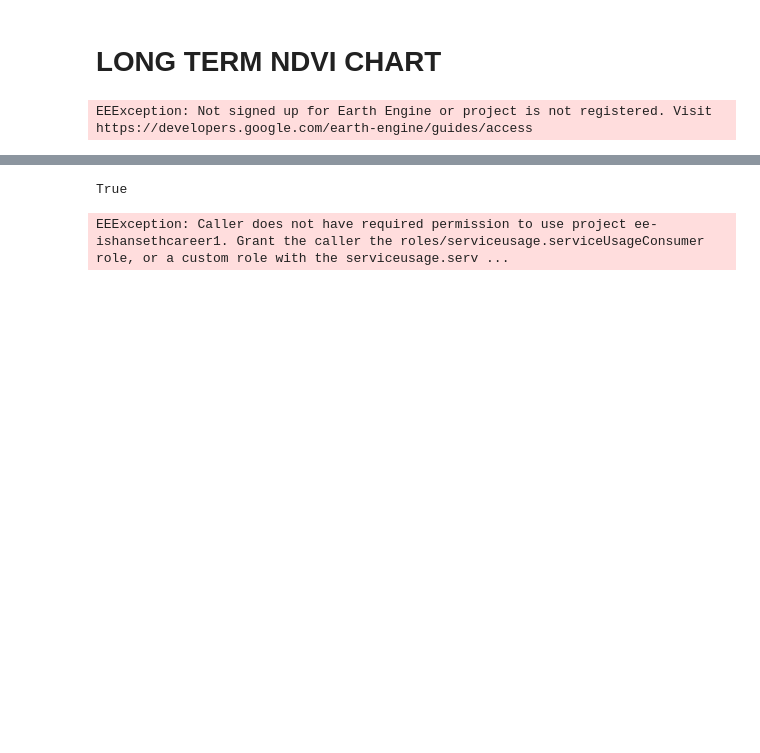
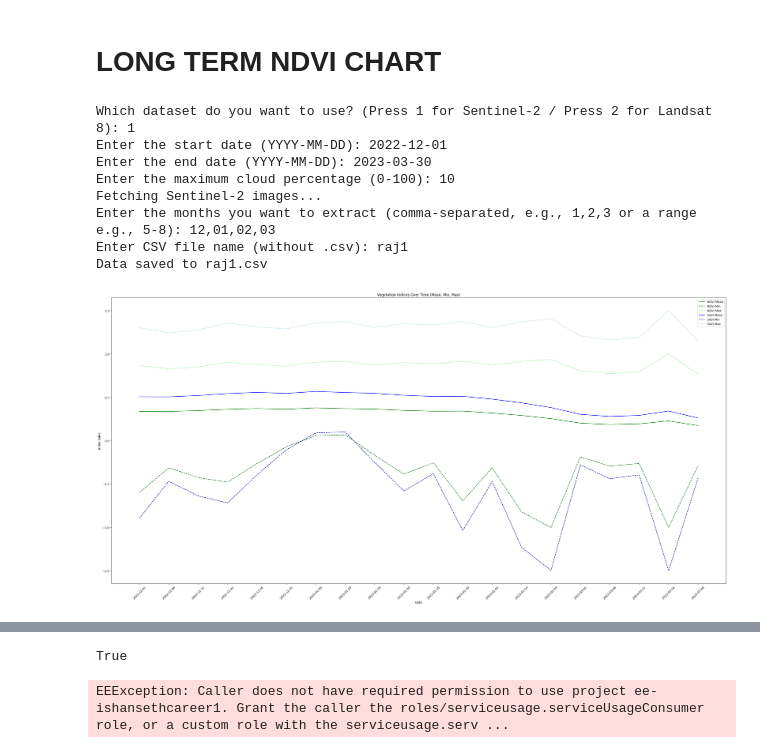
Before and after one commit to ishan280795/NDVI_Crop_Yield, a Jupyter notebook: LongTermVillageWiseNDVI.ipynb, the cells around one changed output, grey strips where cells are left out. Saved outputs shown, nothing was run; the diff lists cells and outputs as text; code cells hidden in the pictures; blank space fills up the shorter version.

```diff
--- a/LongTermVillageWiseNDVI.ipynb
+++ b/LongTermVillageWiseNDVI.ipynb
@@ -9,7 +9,7 @@ import csv
 
 # Authenticate and initialize the Earth Engine API
 ee.Authenticate()
-ee.Initialize()
+ee.Initialize(project='ee-ishansethcareer1')
 
 # Define the path to your GeoJSON file
 geojson_file_path = 'Rajkot_village.geojson'  # Update this path
@@ -201,31 +201,39 @@ for index, mean_image in zip(['NDVI', 'SAVI'], [mean_ndvi, mean_savi]):
 for index, (min_image, max_image) in zip(['NDVI', 'SAVI'], [(min_ndvi, max_ndvi), (min_savi, max_savi)]):
     for layer_type, image in zip(['Min', 'Max'], [min_image, max_image]):
         map_id = image.getMapId(vis_params[index])
         folium.raster_layers.TileLayer(
             tiles=map_id['tile_fetcher'].url_format,
             attr='Google Earth Engine',
             name=f'{layer_type} {index}',
             overlay=True,
             control=True
         ).add_to(m)
 
 # Overlay the user-provided GeoJSON with transparent fill, black boundary, and weight of 2
 folium.GeoJson(
     overlay_geojson,
     name="Overlay GeoJSON",
     style_function=lambda feature: {
         "fillColor": "transparent",
         "color": "black",
         "weight": 2,
         "fillOpacity": 0
     },
     tooltip=folium.GeoJsonTooltip(fields=["VILLAGENAM"], aliases=["Name: "])
 ).add_to(m)
 
 # Add a layer control panel
 folium.LayerControl().add_to(m)
 
 # Display the map
 m
 # %% [output]
-EEException: Not signed up for Earth Engine or project is not registered. Visit https://developers.google.com/earth-engine/guides/access
+Which dataset do you want to use? (Press 1 for Sentinel-2 / Press 2 for Landsat 8): 1
+Enter the start date (YYYY-MM-DD): 2022-12-01
+Enter the end date (YYYY-MM-DD): 2023-03-30
+Enter the maximum cloud percentage (0-100): 10
+Fetching Sentinel-2 images...
+Enter the months you want to extract (comma-separated, e.g., 1,2,3 or a range e.g., 5-8): 12,01,02,03
+Enter CSV file name (without .csv): raj1
+Data saved to raj1.csv
+[figure, added]
```
Also changed, not shown: parts of 1 cell of this notebook.
